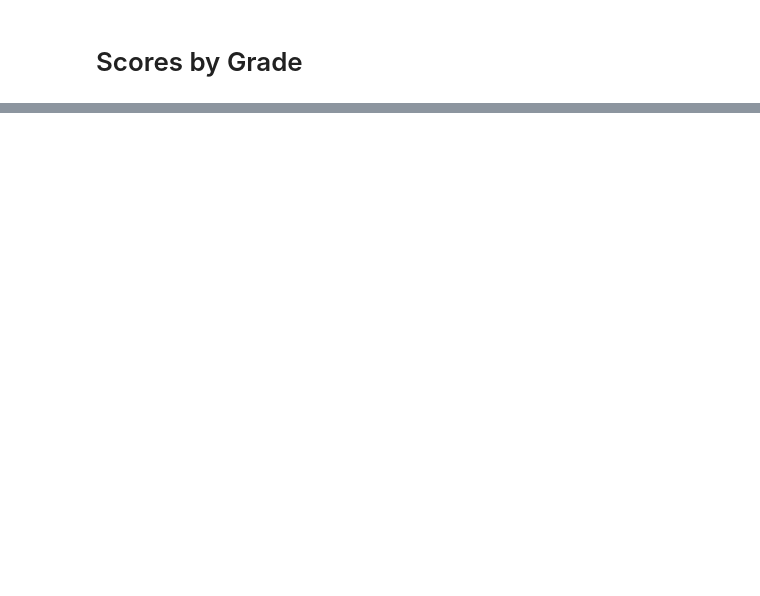
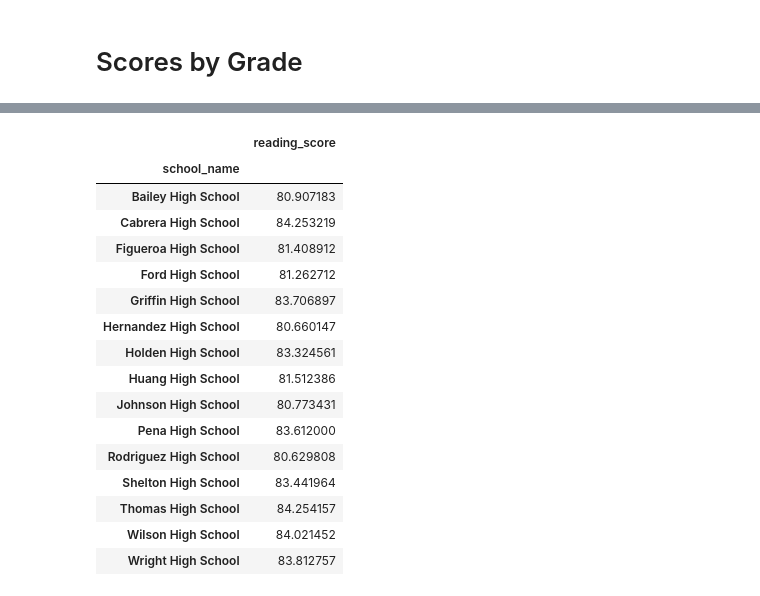
Before and after one commit to nams238/pandas_challange, a Jupyter notebook: PyCitySchools/Untitled.ipynb, the cells around one changed output, grey strips where cells are left out. Cells and saved outputs as stored; diff of their text form; code cells hidden in the pictures; blank space fills up the shorter version.

```diff
--- a/PyCitySchools/Untitled.ipynb
+++ b/PyCitySchools/Untitled.ipynb
@@ -455,0 +482,26 @@ final_sorted_lowest
+# %%
+# To Create a pandas series for 10th grade. using a conditional statement.
+reading_10th = school_data_complete.loc[school_data_complete['grade']=='10th']
+#reduce the columns to the desired ones
+organized_reading_10th = reading_10th[["grade", "school_name", "reading_score"]]
+# group the dataframe by the school name: using groupby() method
+organized_10th = organized_reading_10th.groupby(["school_name"]).mean()
+organized_10th
+# %% [output]
+|  | reading_score |
+| school_name |  |
+| Bailey High School | 80.907183 |
+| Cabrera High School | 84.253219 |
+| Figueroa High School | 81.408912 |
+| Ford High School | 81.262712 |
+| Griffin High School | 83.706897 |
+| Hernandez High School | 80.660147 |
+| Holden High School | 83.324561 |
+| Huang High School | 81.512386 |
+| Johnson High School | 80.773431 |
+| Pena High School | 83.612000 |
+| Rodriguez High School | 80.629808 |
+| Shelton High School | 83.441964 |
+| Thomas High School | 84.254157 |
+| Wilson High School | 84.021452 |
+| Wright High School | 83.812757 |
```
Also changed, not shown: parts of 4 cells of this notebook.
